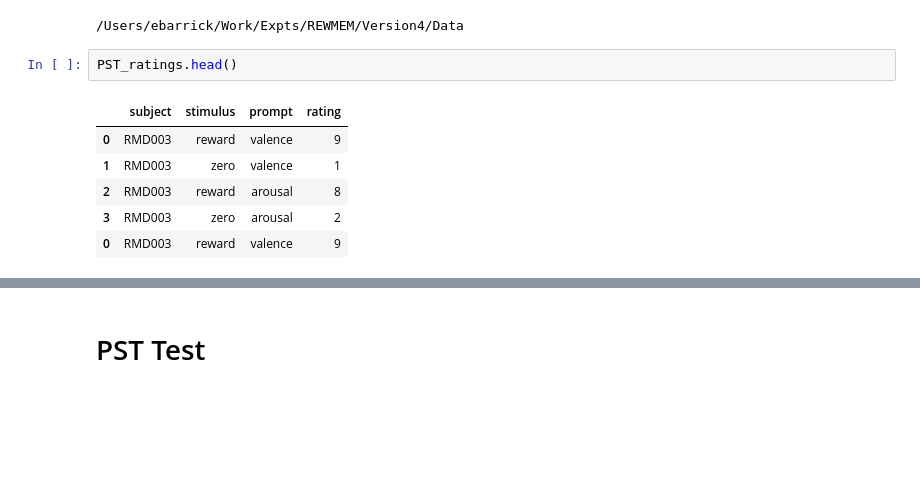
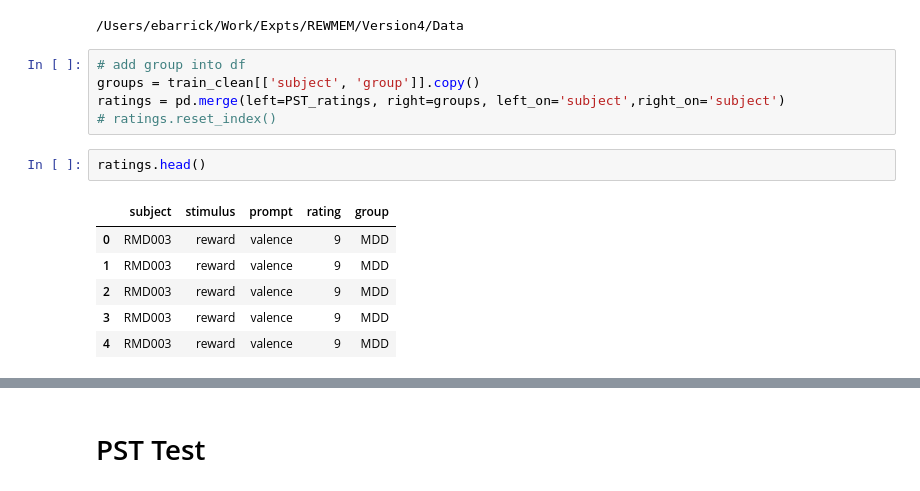
Before and after one commit to ebarrick/RMD_PST, a Jupyter notebook: PST_beh.ipynb, the cells around one changed output, grey strips where cells are left out. Cells and saved outputs as stored; diff of their text form; blank space fills up the shorter version.

```diff
--- a/PST_beh.ipynb
+++ b/PST_beh.ipynb
@@ -799,12 +800,17 @@ ratings_columns = ['subject','stimulus','prompt','rating']
 PST_ratings = PST_ratings.reindex(columns=ratings_columns)
 # %% [output]
 /Users/ebarrick/Work/Expts/REWMEM/Version4/Data
+# %%
+# add group into df
+groups = train_clean[['subject', 'group']].copy()
+ratings = pd.merge(left=PST_ratings, right=groups, left_on='subject',right_on='subject')
+# ratings.reset_index()
 # %%
-PST_ratings.head()
+ratings.head()
 # %% [output]
-|  | subject | stimulus | prompt | rating |
-| 0 | RMD003 | reward | valence | 9 |
-| 1 | RMD003 | zero | valence | 1 |
-| 2 | RMD003 | reward | arousal | 8 |
-| 3 | RMD003 | zero | arousal | 2 |
-| 0 | RMD003 | reward | valence | 9 |
+|  | subject | stimulus | prompt | rating | group |
+| 0 | RMD003 | reward | valence | 9 | MDD |
+| 1 | RMD003 | reward | valence | 9 | MDD |
+| 2 | RMD003 | reward | valence | 9 | MDD |
+| 3 | RMD003 | reward | valence | 9 | MDD |
+| 4 | RMD003 | reward | valence | 9 | MDD |
```
Also changed, not shown: parts of 25 cells of this notebook.
